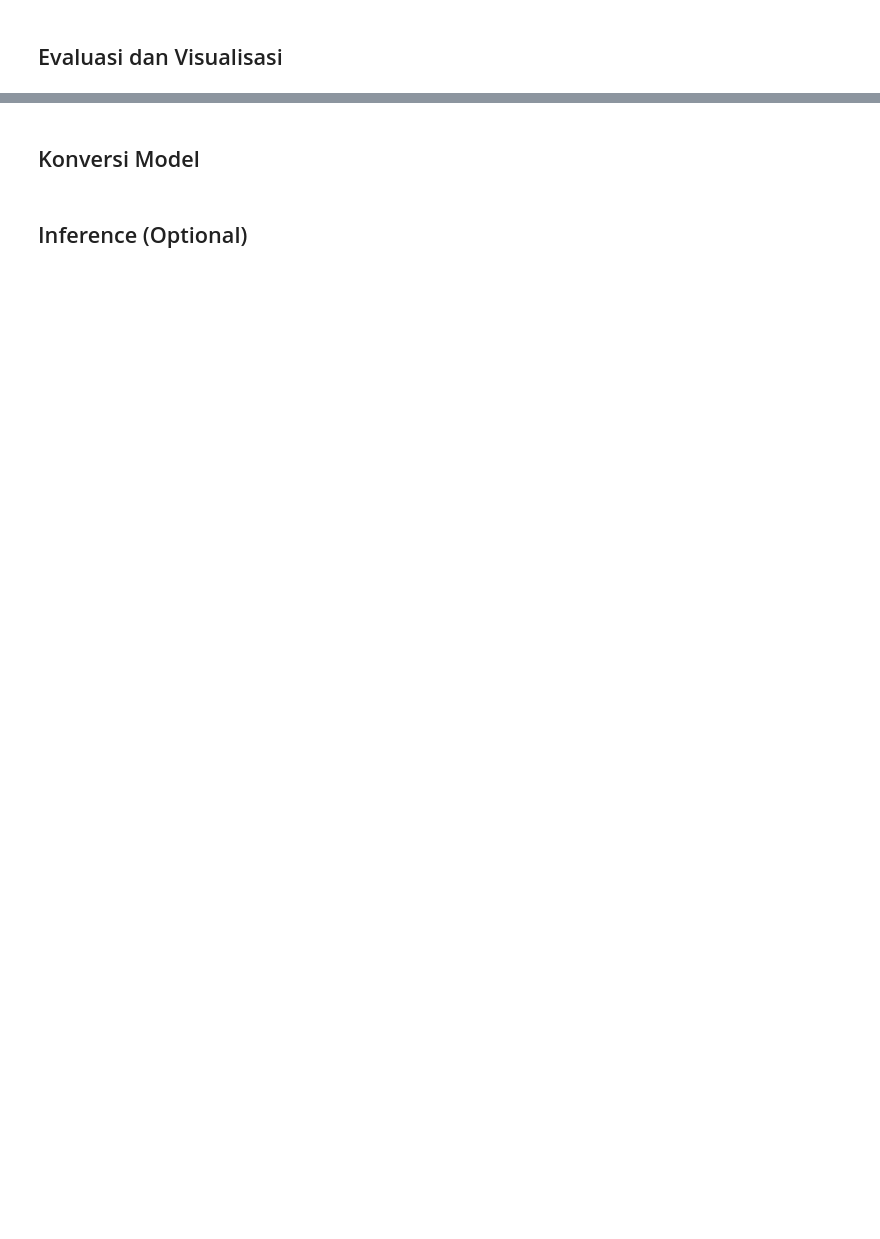
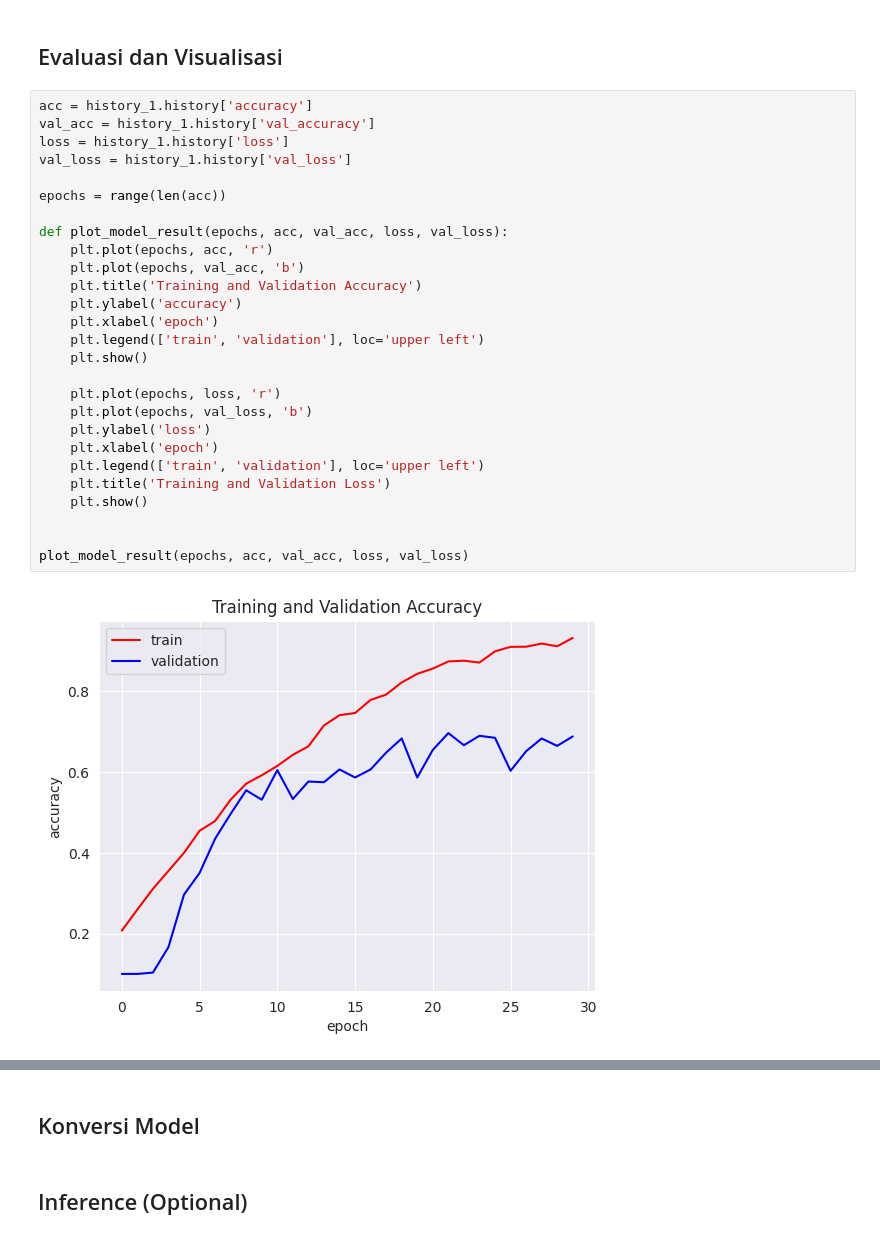
Before and after one commit to Refanz/colors-image-classification, a Jupyter notebook: notebook.ipynb, the cells around one changed output, grey strips where cells are left out. Drawn from its saved outputs; the diff is of its cells as text; blank space fills up the shorter version.

```diff
--- a/notebook.ipynb
+++ b/notebook.ipynb
@@ -202,2 +669,31 @@ def add_brightness(img):
 # %% [markdown]
 ## Evaluasi dan Visualisasi
+# %%
+acc = history_1.history['accuracy']
+val_acc = history_1.history['val_accuracy']
+loss = history_1.history['loss']
+val_loss = history_1.history['val_loss']
+
+epochs = range(len(acc))
+
+def plot_model_result(epochs, acc, val_acc, loss, val_loss):
+    plt.plot(epochs, acc, 'r')
+    plt.plot(epochs, val_acc, 'b')
+    plt.title('Training and Validation Accuracy')
+    plt.ylabel('accuracy')
+    plt.xlabel('epoch')
+    plt.legend(['train', 'validation'], loc='upper left')
+    plt.show()
+
+    plt.plot(epochs, loss, 'r')
+    plt.plot(epochs, val_loss, 'b')
+    plt.ylabel('loss')
+    plt.xlabel('epoch')
+    plt.legend(['train', 'validation'], loc='upper left')
+    plt.title('Training and Validation Loss')
+    plt.show()
+
+
+plot_model_result(epochs, acc, val_acc, loss, val_loss)
+# %% [output]
+[figure, added]
```
Also changed, not shown: parts of 24 cells of this notebook, 2 other files.
